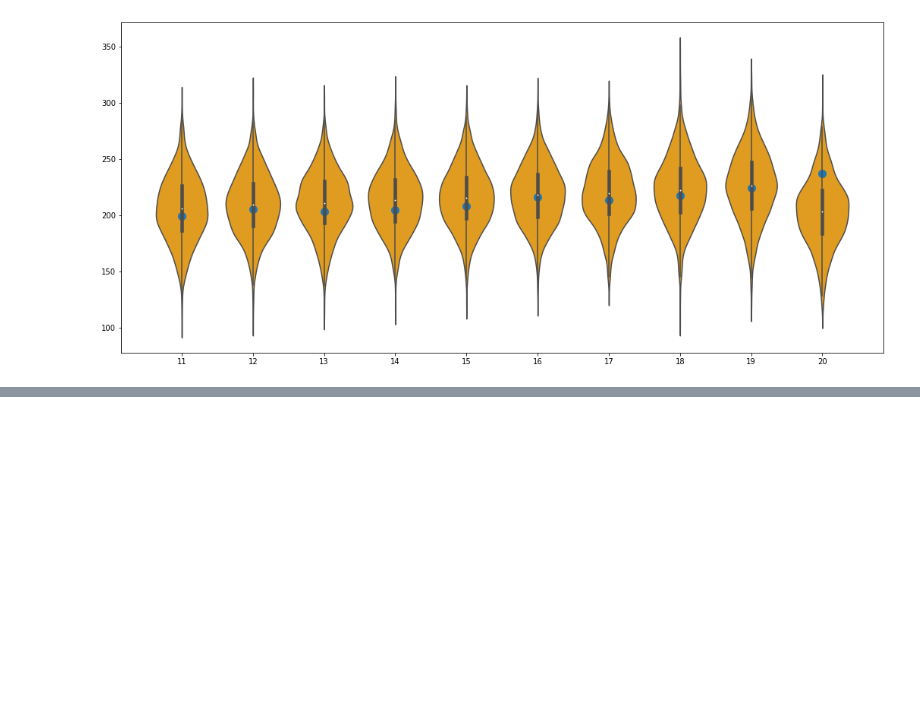
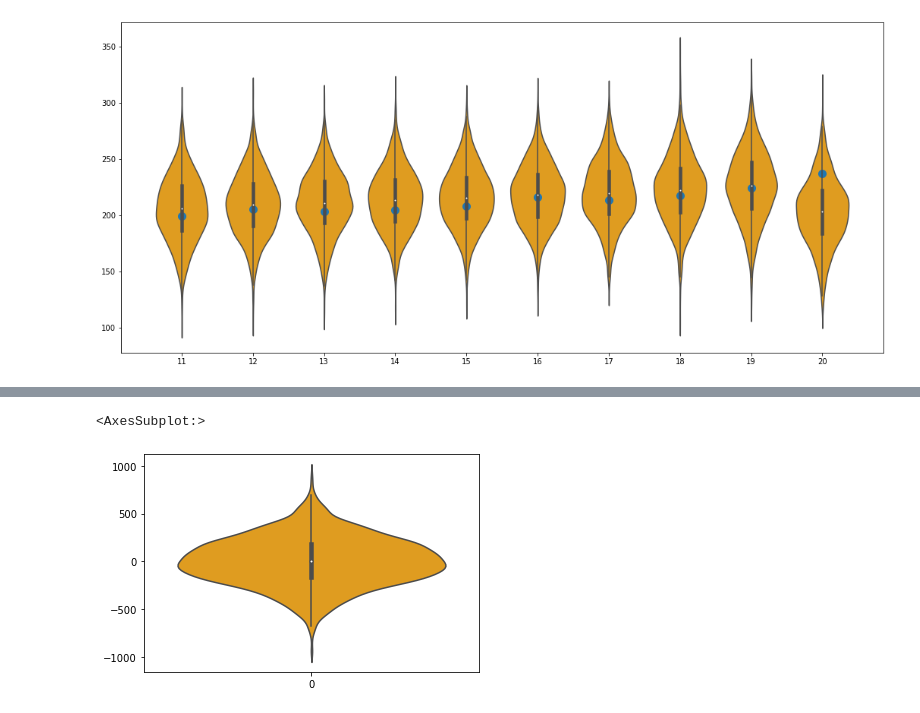
Before and after one commit to 0zero/StudentsGuideToBayesianStatistics, a Jupyter notebook: notebooks/Chapter 17 - Hierarchical models.ipynb, the cells around one changed output, grey strips where cells are left out. Cells and saved outputs as stored; diff of their text form; code cells hidden in the pictures; blank space fills up the shorter version.

```diff
--- a/notebooks/Chapter 17 - Hierarchical models.ipynb
+++ b/notebooks/Chapter 17 - Hierarchical models.ipynb
@@ -657,0 +1018,5 @@ plt.scatter(df["Days"].iloc[11:21],df["Reaction"].iloc[11:21],s=100)
+# %%
+sns.violinplot(data=df_het_predictive.iloc[:,17],color="orange",alpha=.1)
+# %% [output]
+<AxesSubplot:>
+[figure, added]
```
Also changed, not shown: parts of 28 cells of this notebook.
